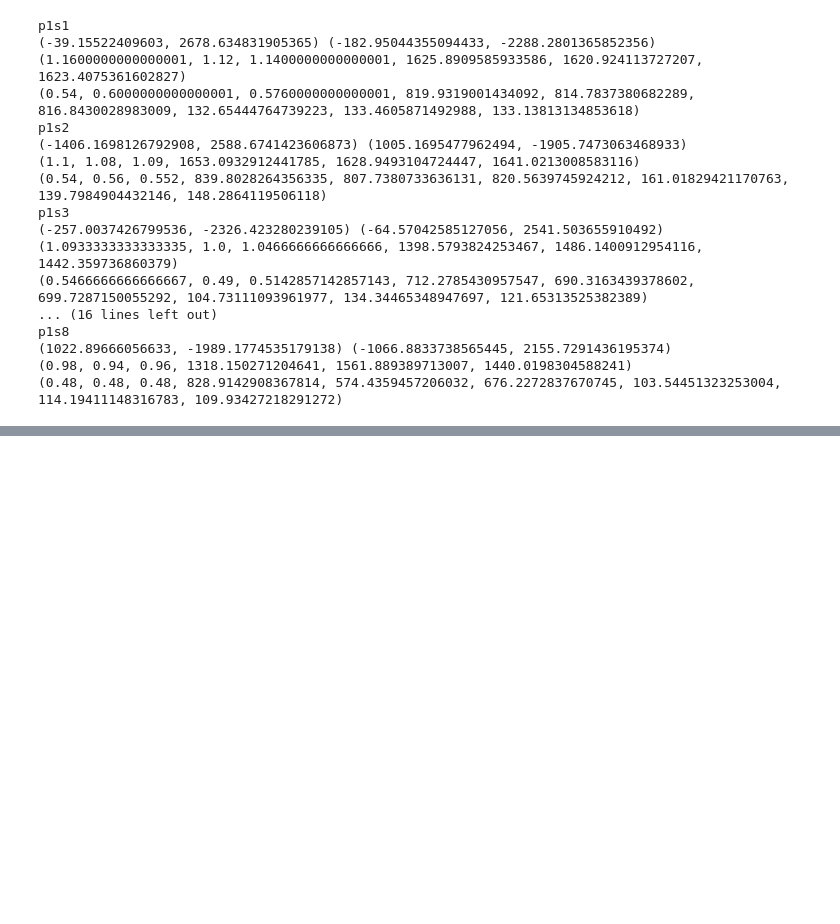
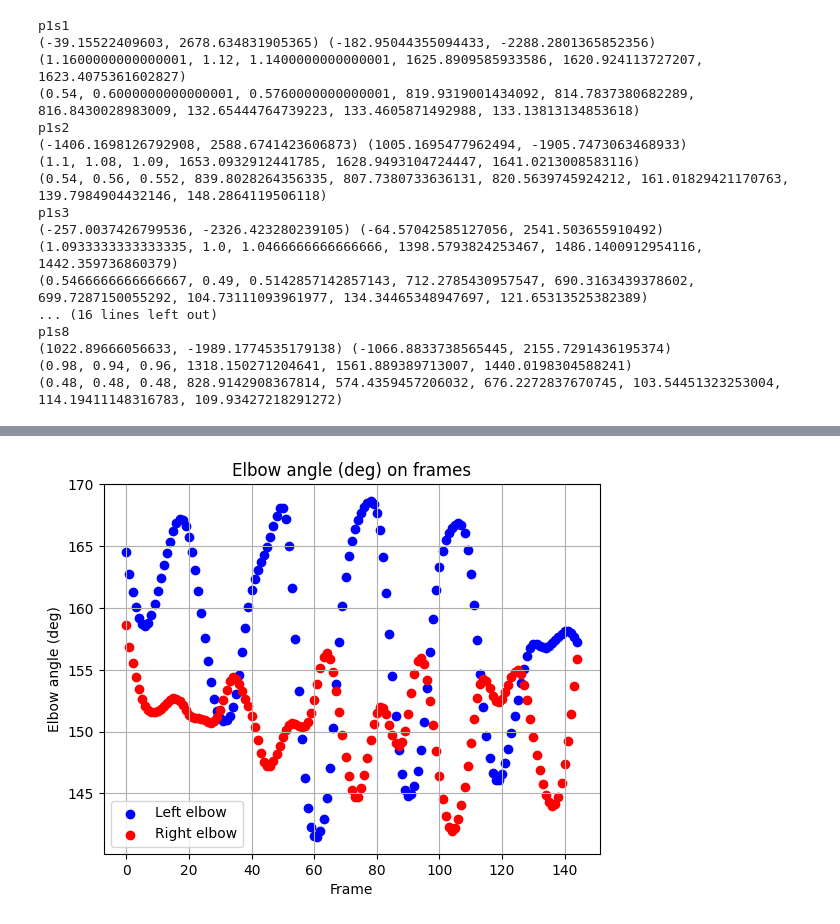
Before and after one commit to mklimek001/gait-features-identification, a Jupyter notebook: gait_analysis.ipynb, the cells around one changed output, grey strips where cells are left out. Cells and saved outputs as stored; diff of their text form; code cells hidden in the pictures; blank space fills up the shorter version.

```diff
--- a/gait_analysis.ipynb
+++ b/gait_analysis.ipynb
@@ -421,0 +570,17 @@ p1s8
+# %%
+le, re = gpe.get_elbow_angle()
+
+frame_num = [i for i in range(len(lk))]
+
+plt.scatter(frame_num, le, color='blue', label='Left elbow')
+plt.scatter(frame_num, re, color='red', label='Right elbow')
+
+plt.title('Elbow angle (deg) on frames')
+plt.legend()
+
+plt.xlabel('Frame')
+plt.ylabel('Elbow angle (deg)')
+plt.grid(True)
+plt.show()
+# %% [output]
+[figure, added]
```
Also changed, not shown: parts of 5 cells of this notebook.
